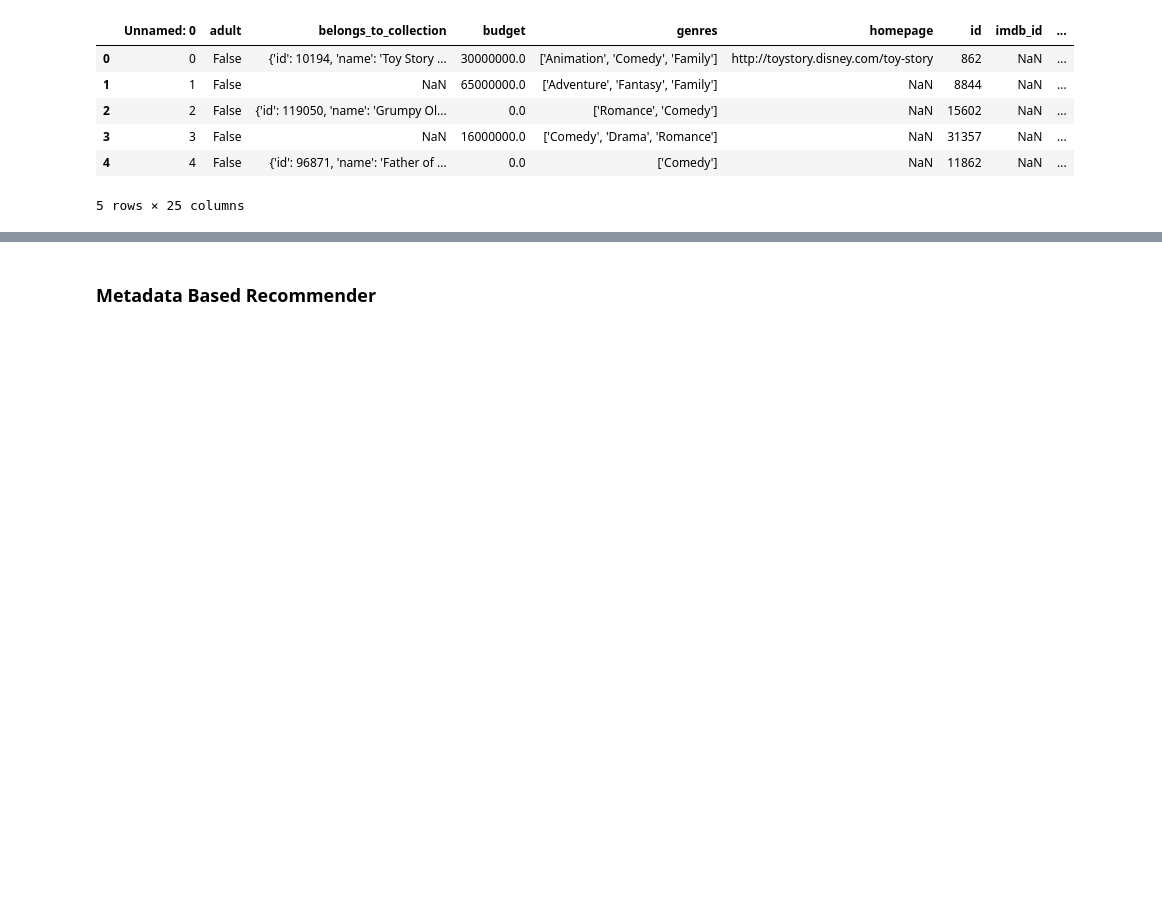
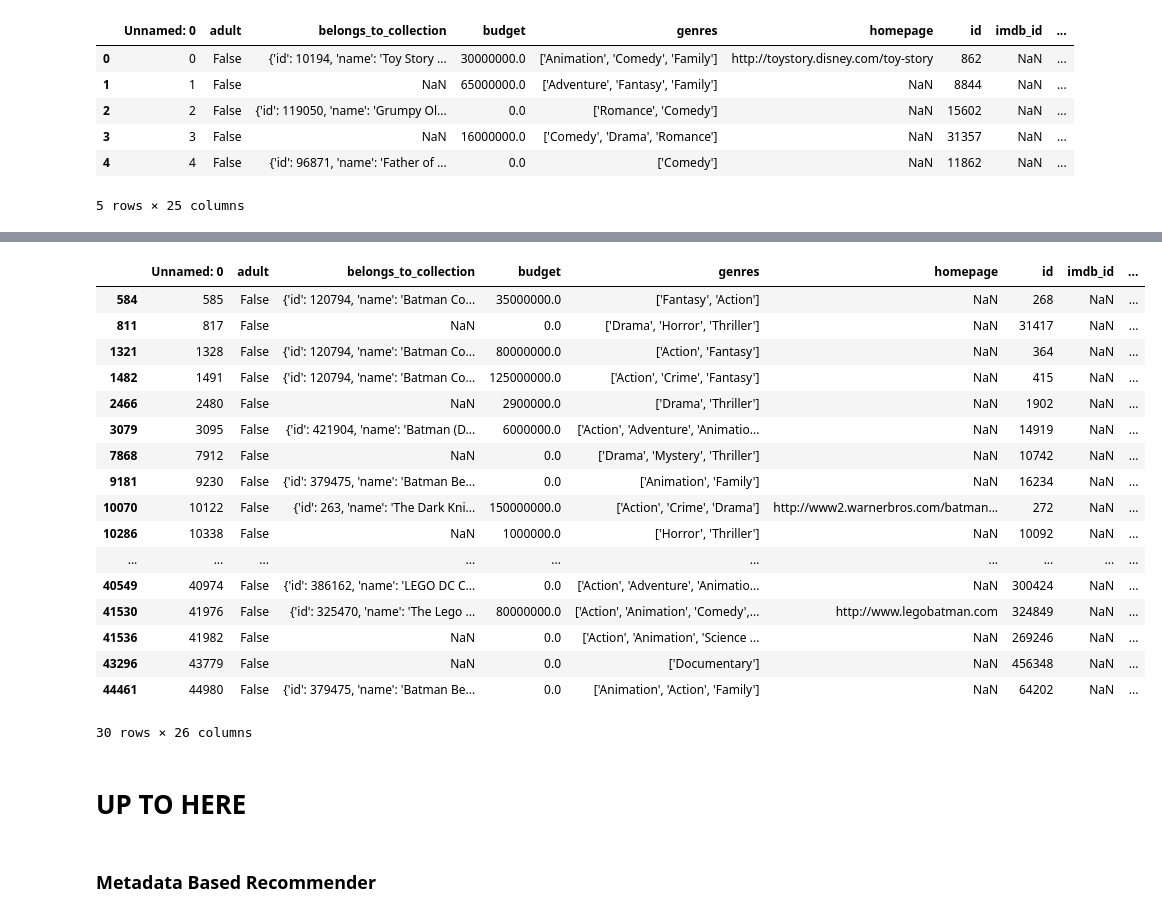
Before and after one commit to todatech/csda-lab, a Jupyter notebook: lab1/movies_rec.ipynb, the cells around one changed output, grey strips where cells are left out. Drawn from its saved outputs; the diff is of its cells as text; code cells hidden in the pictures; blank space fills up the shorter version.

```diff
--- a/lab1/movies_rec.ipynb
+++ b/lab1/movies_rec.ipynb
@@ -166,3 +152,28 @@ Name: title, dtype: object
+# %%
+movie_lst = get_recommended_movie_id('Batman Forever')
+rec_df = md[md.index.isin(movie_lst)]
+rec_df
+# %% [output]
+|  | Unnamed: 0 | adult | belongs_to_collection | budget | genres | homepage | id | imdb_id | ... |
+| 584 | 585 | False | {'id': 120794, 'name': 'Batman Co... | 35000000.0 | ['Fantasy', 'Action'] | NaN | 268 | NaN | ... |
+| 811 | 817 | False | NaN | 0.0 | ['Drama', 'Horror', 'Thriller'] | NaN | 31417 | NaN | ... |
+| 1321 | 1328 | False | {'id': 120794, 'name': 'Batman Co... | 80000000.0 | ['Action', 'Fantasy'] | NaN | 364 | NaN | ... |
+| 1482 | 1491 | False | {'id': 120794, 'name': 'Batman Co... | 125000000.0 | ['Action', 'Crime', 'Fantasy'] | NaN | 415 | NaN | ... |
+| 2466 | 2480 | False | NaN | 2900000.0 | ['Drama', 'Thriller'] | NaN | 1902 | NaN | ... |
+| 3079 | 3095 | False | {'id': 421904, 'name': 'Batman (D... | 6000000.0 | ['Action', 'Adventure', 'Animatio... | NaN | 14919 | NaN | ... |
+| 7868 | 7912 | False | NaN | 0.0 | ['Drama', 'Mystery', 'Thriller'] | NaN | 10742 | NaN | ... |
+| 9181 | 9230 | False | {'id': 379475, 'name': 'Batman Be... | 0.0 | ['Animation', 'Family'] | NaN | 16234 | NaN | ... |
+| 10070 | 10122 | False | {'id': 263, 'name': 'The Dark Kni... | 150000000.0 | ['Action', 'Crime', 'Drama'] | http://www2.warnerbros.com/batman... | 272 | NaN | ... |
+| 10286 | 10338 | False | NaN | 1000000.0 | ['Horror', 'Thriller'] | NaN | 10092 | NaN | ... |
+| ... | ... | ... | ... | ... | ... | ... | ... | ... | ... |
+| 40549 | 40974 | False | {'id': 386162, 'name': 'LEGO DC C... | 0.0 | ['Action', 'Adventure', 'Animatio... | NaN | 300424 | NaN | ... |
+| 41530 | 41976 | False | {'id': 325470, 'name': 'The Lego ... | 80000000.0 | ['Action', 'Animation', 'Comedy',... | http://www.legobatman.com | 324849 | NaN | ... |
+| 41536 | 41982 | False | NaN | 0.0 | ['Action', 'Animation', 'Science ... | NaN | 269246 | NaN | ... |
+| 43296 | 43779 | False | NaN | 0.0 | ['Documentary'] | NaN | 456348 | NaN | ... |
+| 44461 | 44980 | False | {'id': 379475, 'name': 'Batman Be... | 0.0 | ['Animation', 'Action', 'Family'] | NaN | 64202 | NaN | ... |
+30 rows × 26 columns
+# %% [markdown]
+# UP TO HERE
 # %% [markdown]
 ### Metadata Based Recommender
 # %%
```
Also changed, not shown: parts of 30 cells of this notebook.
